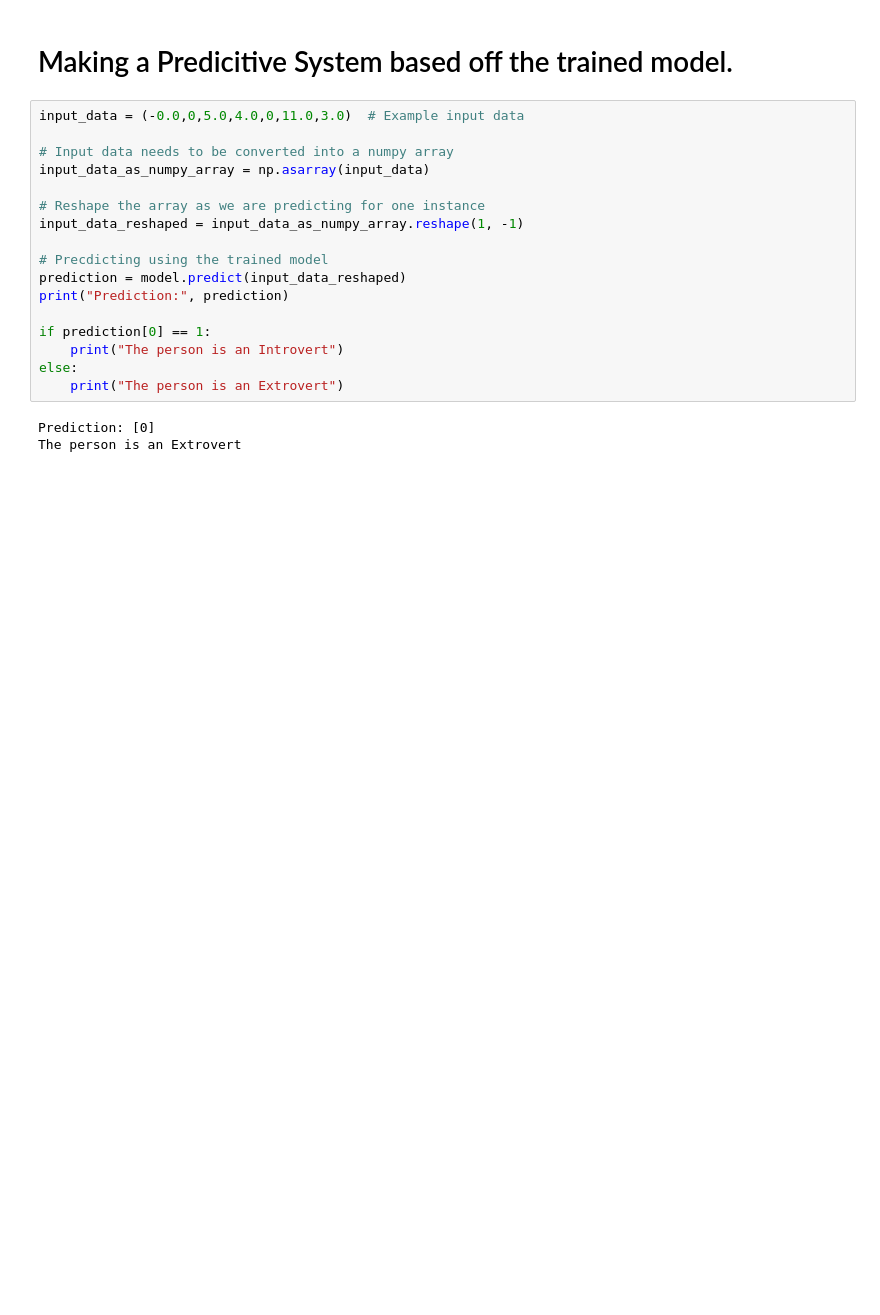
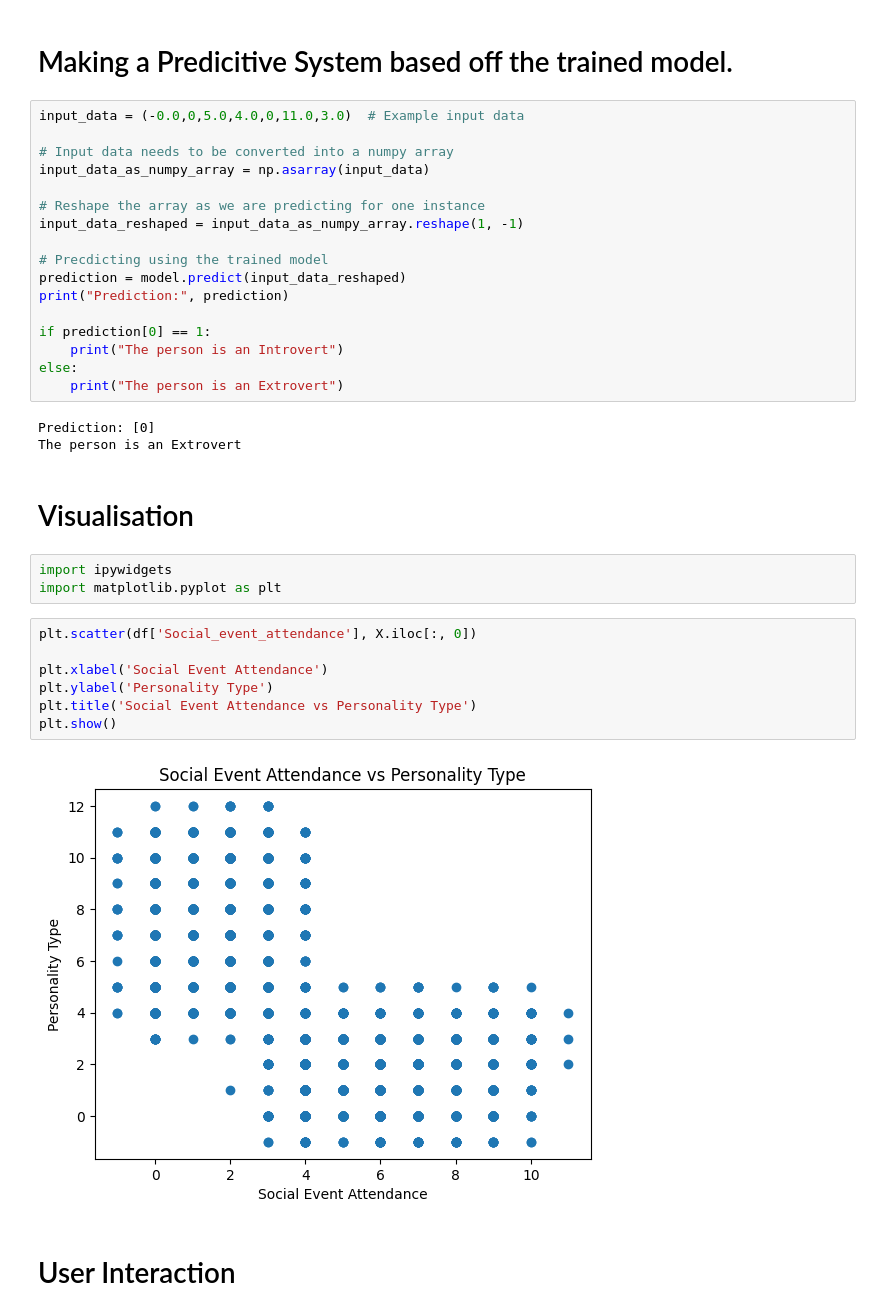
Before and after one commit to eyadhajj/ExtrovertVsIntrovert, a Jupyter notebook: ML - Extrovert vs Introvert.ipynb, the cells around one changed output. Saved outputs shown, nothing was run; the diff lists cells and outputs as text; blank space fills up the shorter version.

```diff
--- a/ML - Extrovert vs Introvert.ipynb
+++ b/ML - Extrovert vs Introvert.ipynb
@@ -101,3 +101,19 @@ else:
 # %% [output]
 Prediction: [0]
 The person is an Extrovert
+# %% [markdown]
+# Visualisation
+# %%
+import ipywidgets
+import matplotlib.pyplot as plt
+# %%
+plt.scatter(df['Social_event_attendance'], X.iloc[:, 0])
+
+plt.xlabel('Social Event Attendance')
+plt.ylabel('Personality Type')
+plt.title('Social Event Attendance vs Personality Type')
+plt.show()
+# %% [output]
+[figure, added]
+# %% [markdown]
+# User Interaction
```
Also changed, not shown: parts of 1 cell of this notebook.
